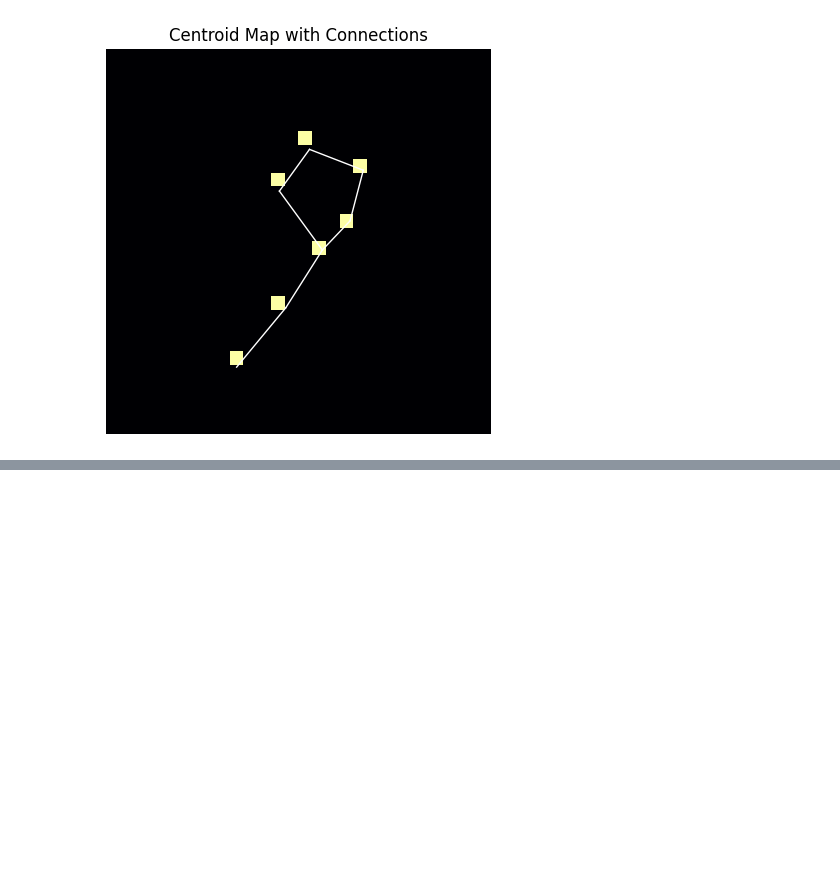
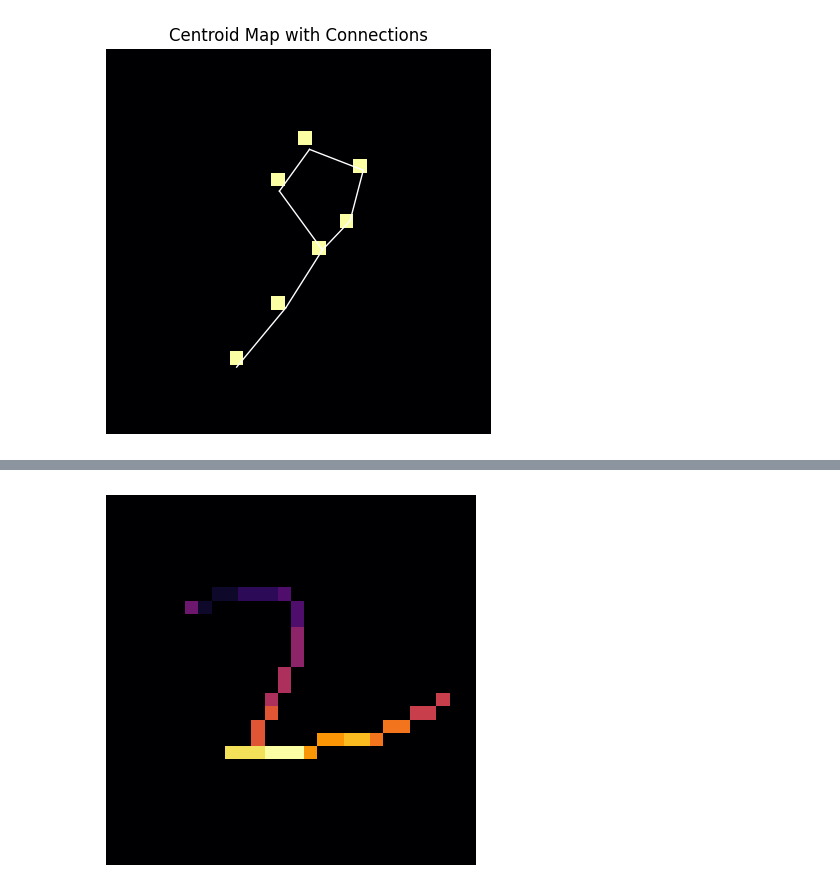
Before and after one commit to kns357/ANN_MA_Kaito, a Jupyter notebook: dce_cf_explainer.ipynb, the cells around one changed output, grey strips where cells are left out. Saved outputs shown, nothing was run; the diff lists cells and outputs as text; code cells hidden in the pictures; blank space fills up the shorter version.

```diff
--- a/dce_cf_explainer.ipynb
+++ b/dce_cf_explainer.ipynb
@@ -249,0 +250,37 @@ plt.show()
+# %%
+used = set()
+groups = []
+pixels = set(zip(y_true, x_true))
+
+for y, x in zip(y_true, x_true):
+    if (y, x) in used:
+        continue
+
+    group = [(y, x)]
+    used.add((y, x))
+
+    for ny, nx in [(y+i, x+j) for i in [-1,0,1] for j in [-1,0,1]]: #check all 8 neighbors
+        if (ny, nx) not in used and 0 <= ny < 28 and 0 <= nx < 28 and (ny, nx) in pixels:
+            group.append((ny, nx))
+            used.add((ny, nx))
+
+    if len(group) < 3:
+        for ny, nx in [(y+i, x+j) for i in range(-2,3) for j in range(-2,3)]: #checking 14 neighbors in next outer layer
+            if len(group) >= 3: #try exactly 3
+                break
+            if (ny, nx) not in used and 0 <= ny < 28 and 0 <= nx < 28 and (ny, nx) in pixels:
+                group.append((ny, nx))
+                used.add((ny, nx))
+
+    groups.append(group)
+
+color_map = np.zeros((28, 28))
+for n, group in enumerate(groups):
+    for y, x in group:
+        color_map[y, x] = n + 1
+
+plt.imshow(color_map, cmap='inferno')
+plt.axis('off')
+plt.show()
+# %% [output]
+[figure, added]
```
Also changed, not shown: parts of 3 cells of this notebook.
